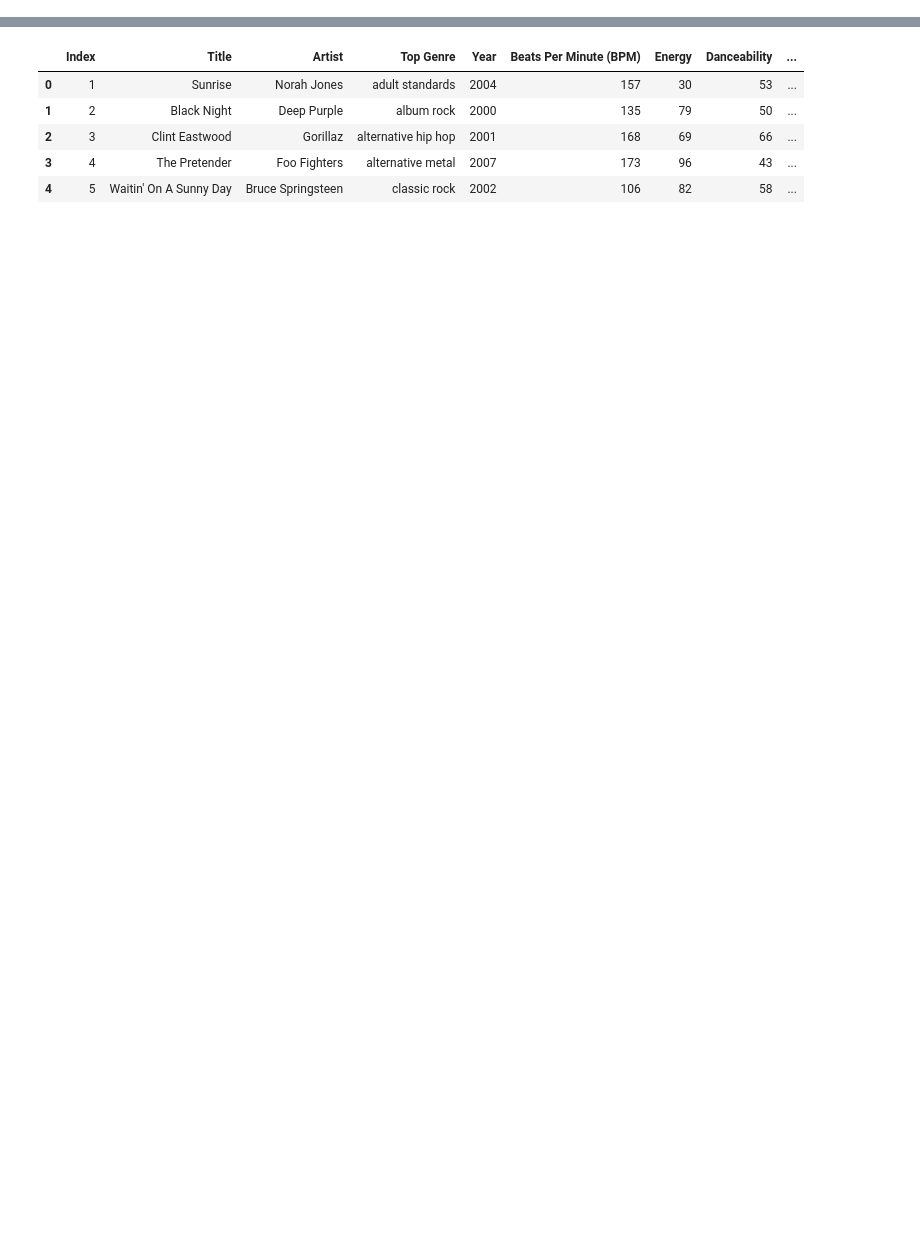
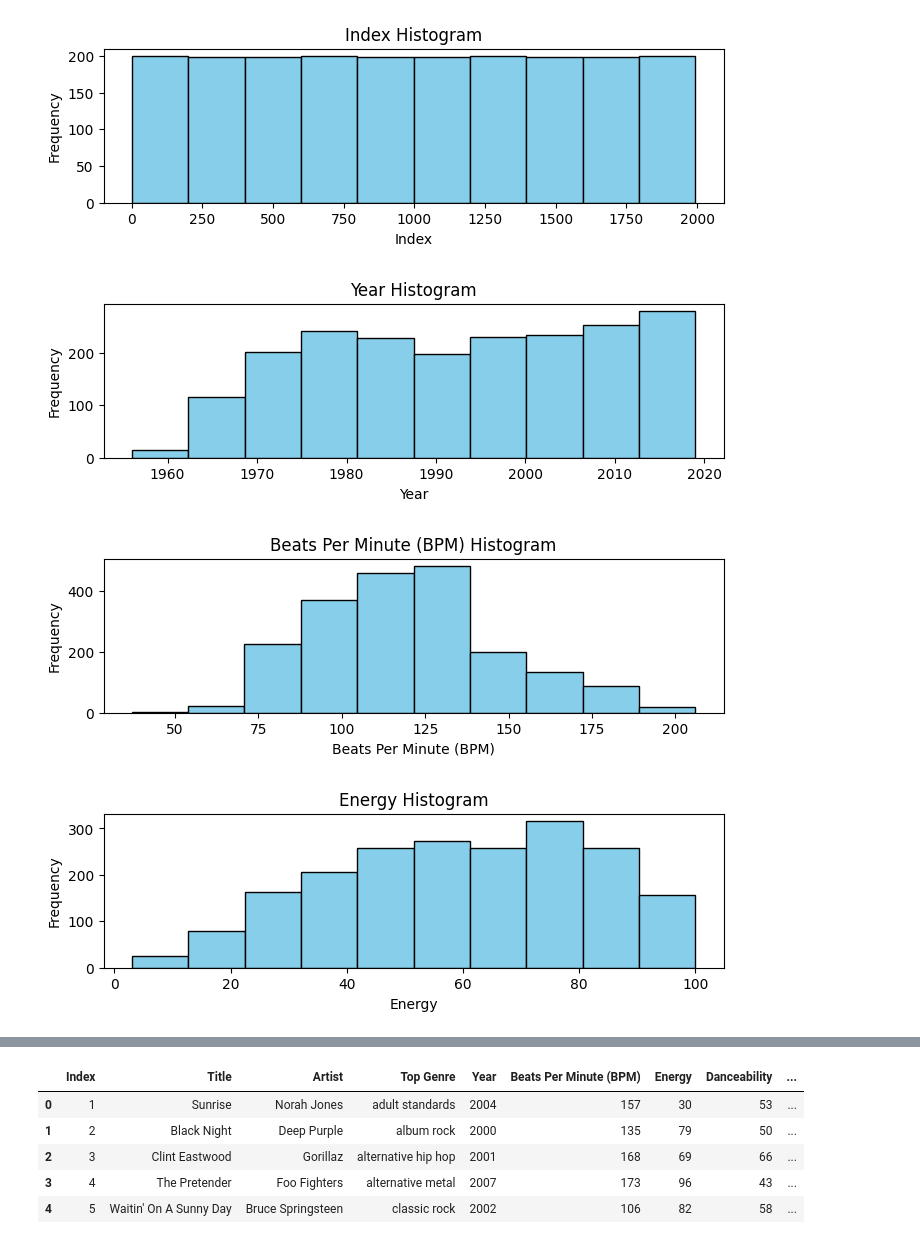
Before and after one commit to birtaa/TasarimProje, a Jupyter notebook: tasarım ödev/tasarim.ipynb, the cells around one changed output, grey strips where cells are left out. Cells and saved outputs as stored; diff of their text form; code cells hidden in the pictures; blank space fills up the shorter version.

```diff
--- a/tasarım ödev/tasarim.ipynb
+++ b/tasarım ödev/tasarim.ipynb
@@ -13,0 +36,16 @@ data = pd.read_csv("Spotify-2000.csv")
+# %%
+#AYKIRI DEĞERE SAHİP ÖZELLİKLERİ BELİRLEYELİM
+numerical_columns = data.select_dtypes(include=['float64', 'int64']).columns
+
+for column in numerical_columns:
+    plt.figure(figsize=(8, 2))
+    plt.hist(data[column], bins=10, color='skyblue', edgecolor='black')
+    plt.title(f'{column} Histogram')
+    plt.xlabel(column)
+    plt.ylabel('Frequency')
+    plt.show()
+# %% [output]
+[figure, added]
+[figure, added]
+[figure, added]
+[figure, added]
```
Also changed, not shown: parts of 8 cells of this notebook.
